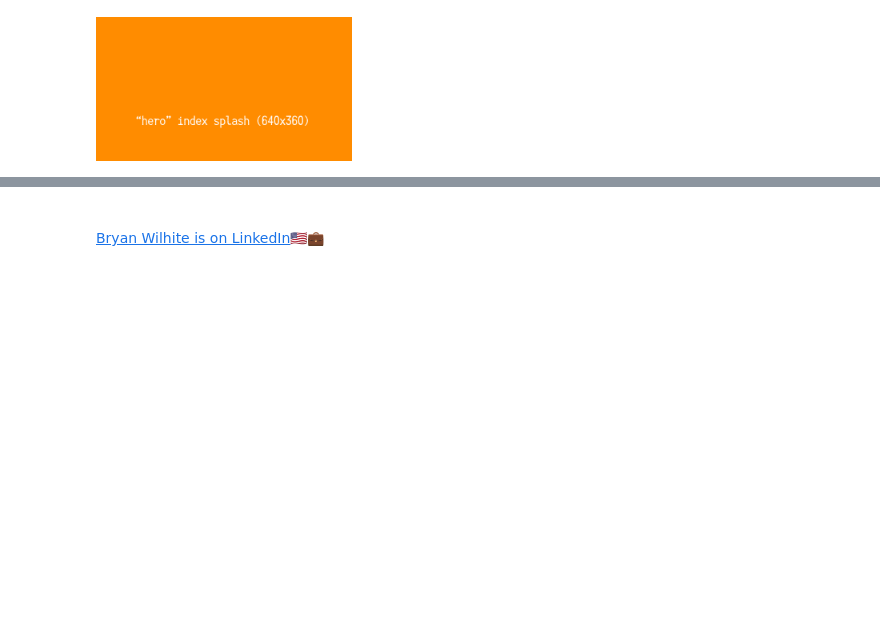
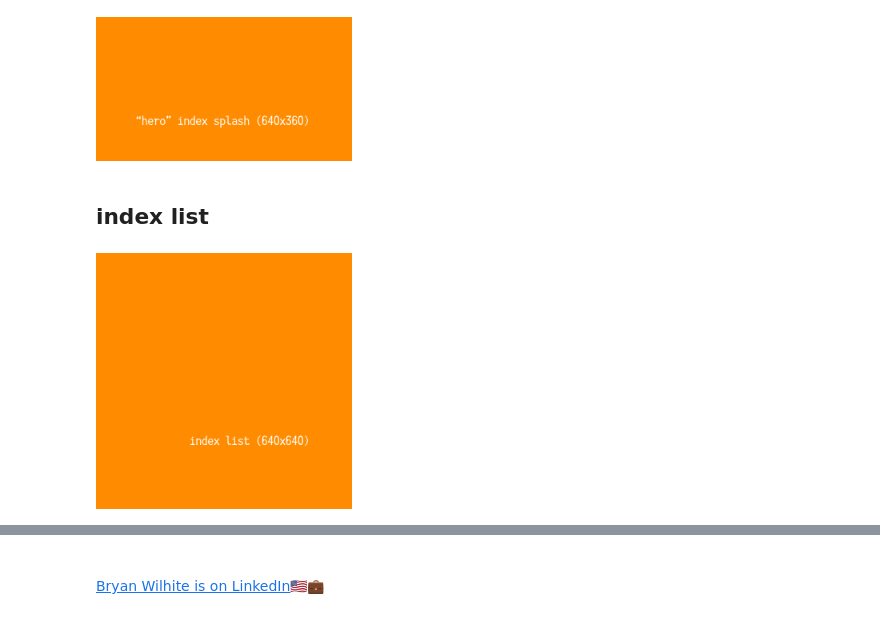
Before and after one commit to BryanWilhite/jupyter-central, a Jupyter notebook: wand-responsive-images/generating-responsive-images.ipynb, the cells around one changed output, grey strips where cells are left out. Cells and saved outputs as stored; diff of their text form; code cells hidden in the pictures; blank space fills up the shorter version.

```diff
--- a/wand-responsive-images/generating-responsive-images.ipynb
+++ b/wand-responsive-images/generating-responsive-images.ipynb
@@ -80,3 +80,10 @@ w, h, = 640, 360; root, label = 'hero-index-splash', f'“hero” index splash (
 render_image_and_save(w=w, h=h, output_path=f'./{root}/{w}x{h}.png', font_size=32, label=label)
 # %% [output]
 [figure]
+# %% [markdown]
+## index list
+# %%
+w, h, = 640, 640; root, label = 'index-list', f'index list ({w}x{h})'
+render_image_and_save(w=w, h=h, output_path=f'./{root}/{w}x{h}.png', font_size=32, label=label)
+# %% [output]
+[figure, added]
```
Also changed, not shown: parts of 8 cells of this notebook, 7 other files.
